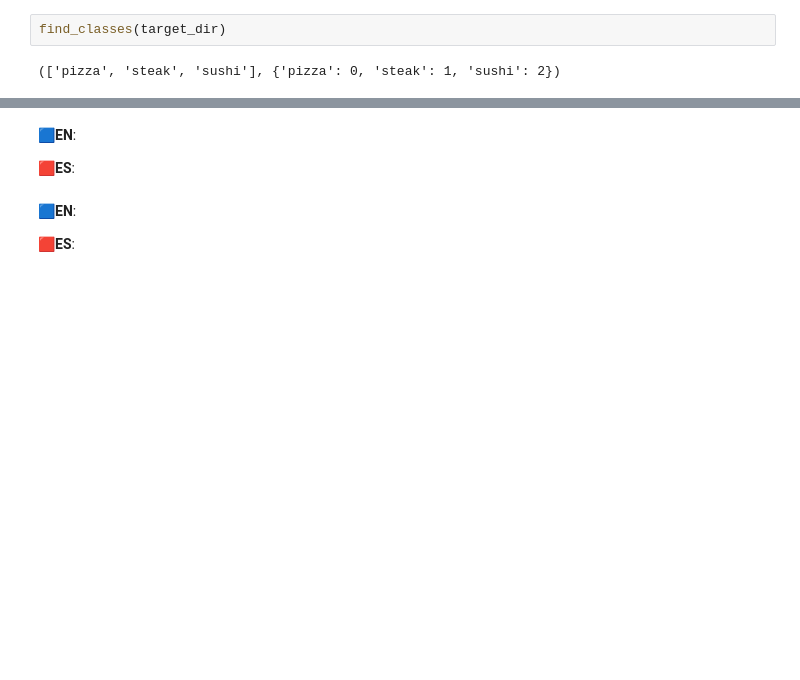
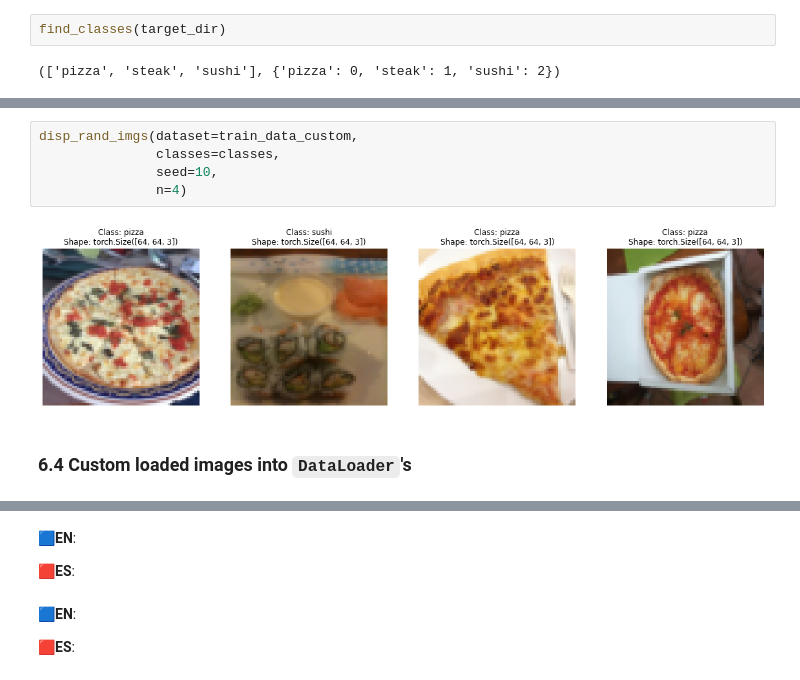
Before and after one commit to fxop0218/Tutorial-PyTorchForBeginners, a Jupyter notebook: 05_custom_dataset_pytorch_beginners.ipynb, the cells around one changed output, grey strips where cells are left out. Drawn from its saved outputs; the diff is of its cells as text; blank space fills up the shorter version.

```diff
--- a/05_custom_dataset_pytorch_beginners.ipynb
+++ b/05_custom_dataset_pytorch_beginners.ipynb
@@ -418,0 +579,9 @@ find_classes(target_dir)
+# %%
+disp_rand_imgs(dataset=train_data_custom,
+               classes=classes,
+               seed=10,
+               n=4)
+# %% [output]
+[figure, added]
+# %% [markdown]
+### 6.4 Custom loaded images into `DataLoader`'s
```
Also changed, not shown: parts of 30 cells of this notebook.
